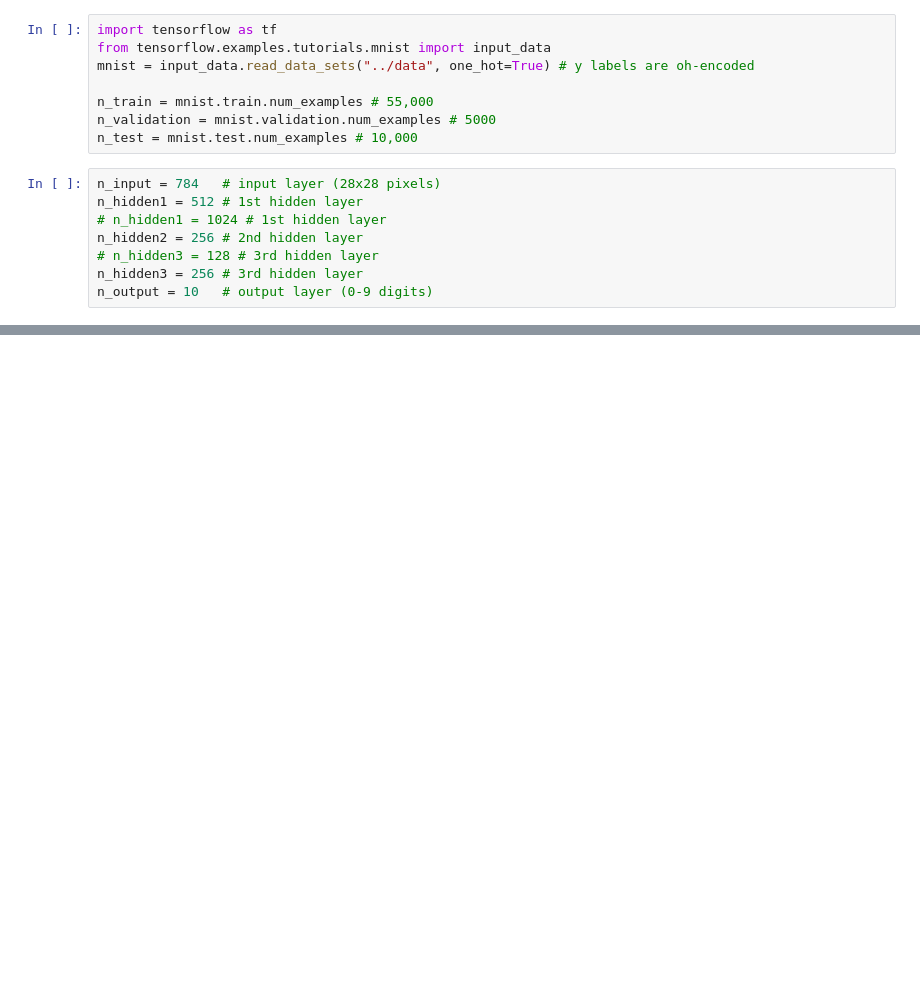
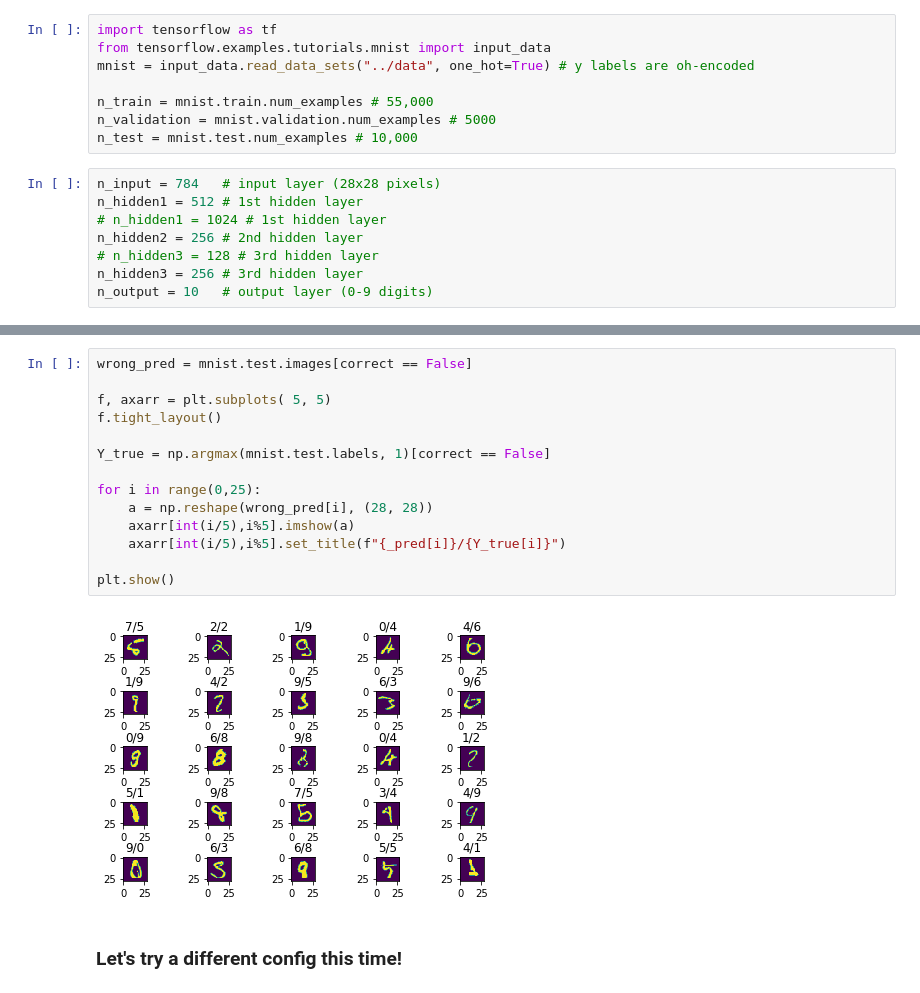
Before and after one commit to frankzl/deep-learning-gimmicks, a Jupyter notebook: tensorflow_stuff/02-MNIST_NN.ipynb, the cells around one changed output, grey strips where cells are left out. Cells and saved outputs as stored; diff of their text form; blank space fills up the shorter version.

Commit message:
different config, same result

```diff
--- a/tensorflow_stuff/02-MNIST_NN.ipynb
+++ b/tensorflow_stuff/02-MNIST_NN.ipynb
@@ -121,0 +127,18 @@ plt.show()
+# %%
+wrong_pred = mnist.test.images[correct == False]
+
+f, axarr = plt.subplots( 5, 5)
+f.tight_layout()
+
+Y_true = np.argmax(mnist.test.labels, 1)[correct == False]
+
+for i in range(0,25):
+    a = np.reshape(wrong_pred[i], (28, 28))
+    axarr[int(i/5),i%5].imshow(a)
+    axarr[int(i/5),i%5].set_title(f"{_pred[i]}/{Y_true[i]}")
+
+plt.show()
+# %% [output]
+[figure, added]
+# %% [markdown]
+### Let's try a different config this time!
```
Also changed, not shown: parts of 7 cells of this notebook, 1 other file.
